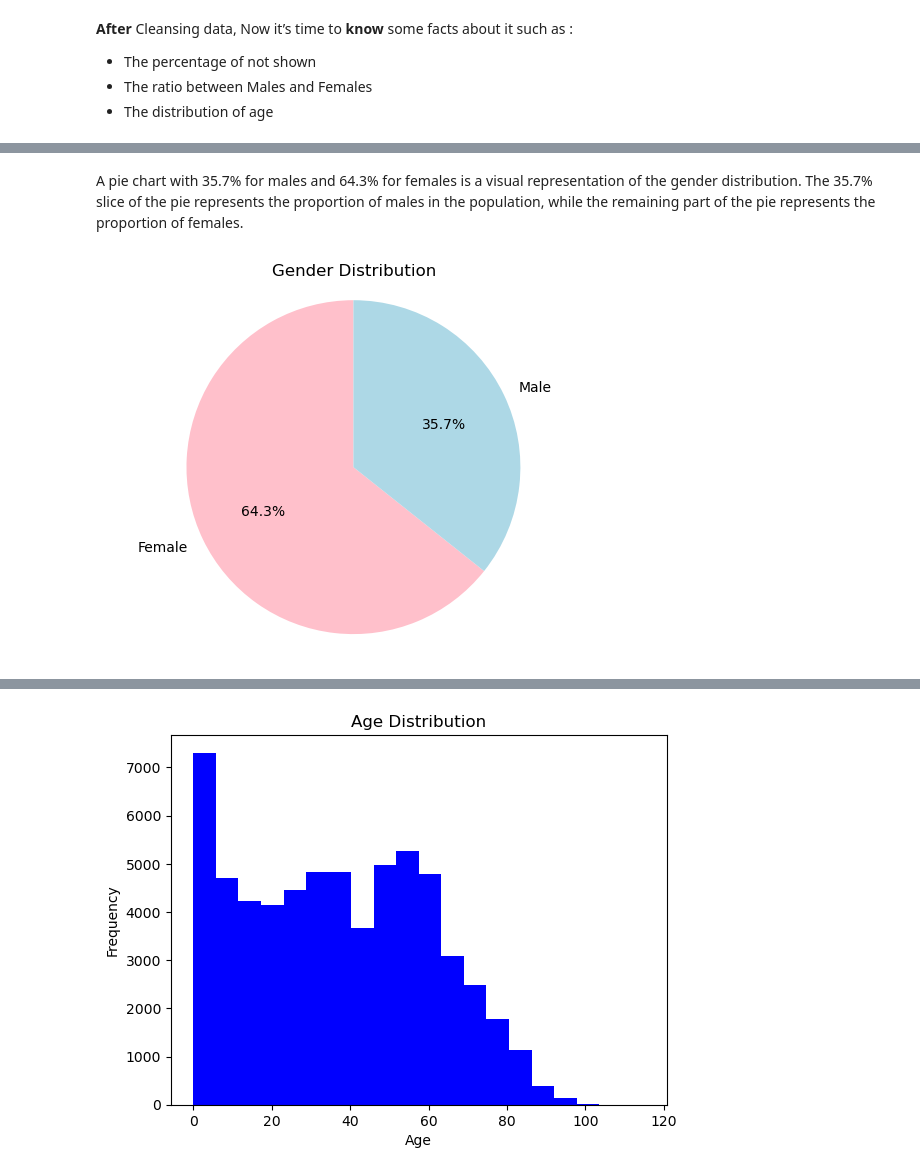
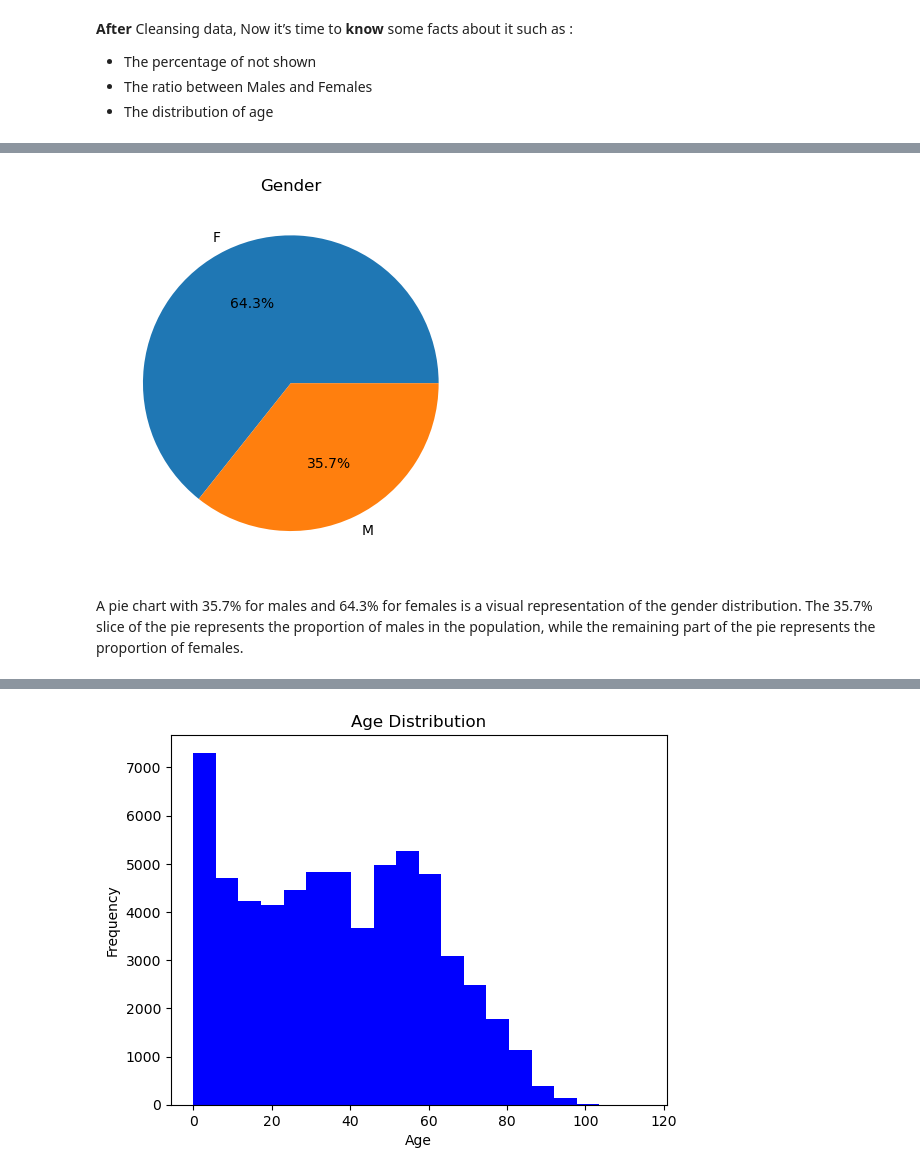
Before and after one commit to afayez7/no_app, a Jupyter notebook: no-app.ipynb, the cells around one changed output, grey strips where cells are left out. Cells and saved outputs as stored; diff of their text form; code cells hidden in the pictures.

```diff
--- a/no-app.ipynb
+++ b/no-app.ipynb
@@ -164,16 +172,8 @@ plt.show()
+# %%
+#Visualization by pie chart for 'Gender'
+draw_pie_chart('Gender')
+# %% [output]
+[figure, added]
 # %% [markdown]
 A pie chart with 35.7% for males and 64.3% for females is a visual representation of the gender distribution.
 The 35.7% slice of the pie represents the proportion of males in the population, while the remaining part of the pie represents the proportion of females.
-# %%
-# Group the data by Gender
-gender_counts = df.groupby('Gender').size()
-
-# Create a pie chart
-labels = ['Female', 'Male']
-colors = ['pink', 'lightblue']
-plt.pie(gender_counts, labels=labels, colors=colors, autopct='%1.1f%%', startangle=90)
-plt.axis('equal')
-plt.title('Gender Distribution')
-plt.show()
-# %% [output]
-[figure, removed]
```
Also changed, not shown: parts of 7 cells of this notebook.
